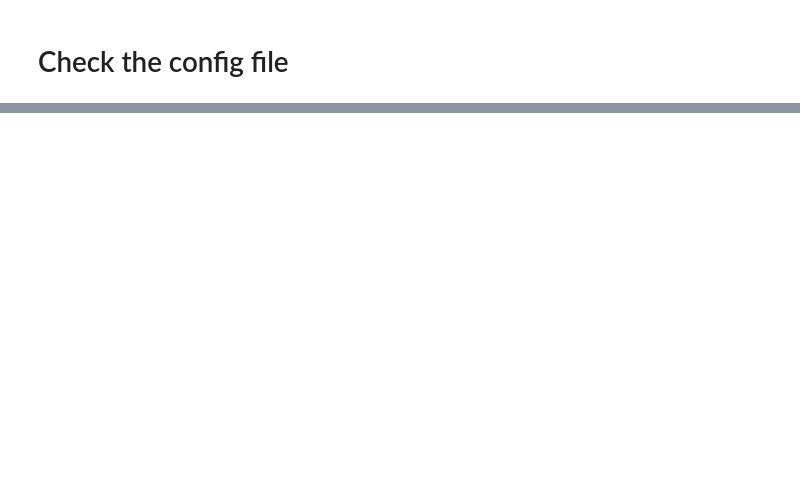
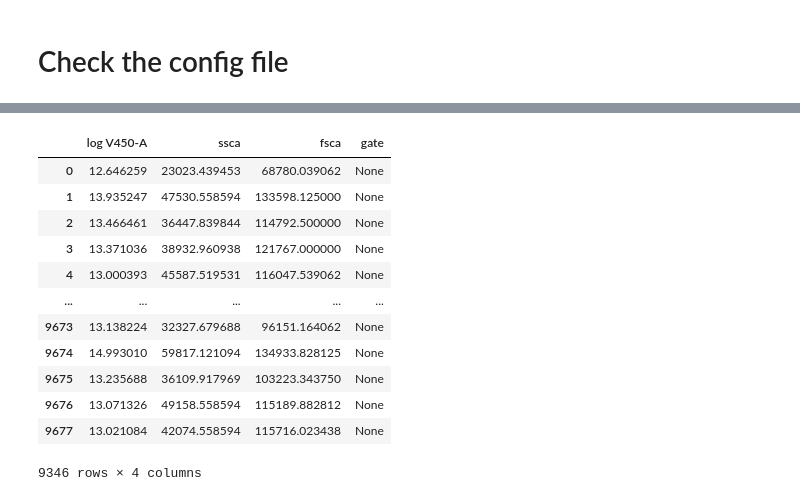
Before and after one commit to ggosti/fcGMM, a Jupyter notebook: ExampleNotebook.ipynb, the cells around one changed output, grey strips where cells are left out. Saved outputs shown, nothing was run; the diff lists cells and outputs as text; code cells hidden in the pictures; blank space fills up the shorter version.

```diff
--- a/ExampleNotebook.ipynb
+++ b/ExampleNotebook.ipynb
@@ -12,0 +67,37 @@ List the files in the data folder, you should see the fcs files you want to anal
+# %%
+meta, data = fcsparser.parse(dataDir+fcsFileName, meta_data_only=False, reformat_meta=True)
+print('data keys ',data.keys)
+
+x,y,z,data = gmm.removeZeros(data,xlabel,ylabel,zlabel)
+ssca = data['SSC-A']
+fsca = data['FSC-A']
+
+hss,hfs = ssca_hb, fsca_hb
+lss,lfs = ssca_lb , fsca_lb
+gate1 = (fsca<lfs)|(fsca>hfs)
+gate2 = (ssca<lss)|(ssca>hss)
+
+xx, yy,f,kernel = gmm.getKernel(fsca,ssca)
+
+th = th
+v = -np.log10(th)
+
+fig, ax = plt.subplots(1,1)
+#plt.subplots_adjust(left=0.15, bottom=0.35)
+xy = np.vstack([fsca,ssca])
+valK = kernel(xy)
+ax.scatter(fsca,ssca,s=1)
+ax.set_xlabel('fsca')
+ax.set_ylabel('ssca')
+ax.scatter(fsca,ssca,c=valK,s=1)
+ax.scatter(fsca[valK>th],ssca[valK>th],c=valK[valK>th])
+ax.scatter(fsca[gate1],ssca[gate1],c='red',s=1)
+ax.scatter(fsca[gate2],ssca[gate2],c='yellow',s=1)
+ax.axvline(fsca_hb)
+ax.axvline(fsca_lb)
+ax.axhline(ssca_hb)
+ax.axhline(ssca_lb)
+ax.set_title(fcsFileName)
+
+gateTh = (valK<th)
+graph,dfTh = gmm.prepData(x,y,z,ssca,fsca,gateTh,gate1,gate2,None,xlabel,ylabel,zlabel)
@@ -12,0 +124,16 @@ List the files in the data folder, you should see the fcs files you want to anal
+# %%
+dfTh
+# %% [output]
+|  | log V450-A | ssca | fsca | gate |
+| 0 | 12.646259 | 23023.439453 | 68780.039062 | None |
+| 1 | 13.935247 | 47530.558594 | 133598.125000 | None |
+| 2 | 13.466461 | 36447.839844 | 114792.500000 | None |
+| 3 | 13.371036 | 38932.960938 | 121767.000000 | None |
+| 4 | 13.000393 | 45587.519531 | 116047.539062 | None |
+| ... | ... | ... | ... | ... |
+| 9673 | 13.138224 | 32327.679688 | 96151.164062 | None |
+| 9674 | 14.993010 | 59817.121094 | 134933.828125 | None |
+| 9675 | 13.235688 | 36109.917969 | 103223.343750 | None |
+| 9676 | 13.071326 | 49158.558594 | 115189.882812 | None |
+| 9677 | 13.021084 | 42074.558594 | 115716.023438 | None |
+9346 rows × 4 columns
```
Also changed, not shown: parts of 17 cells of this notebook, 3 other files.
